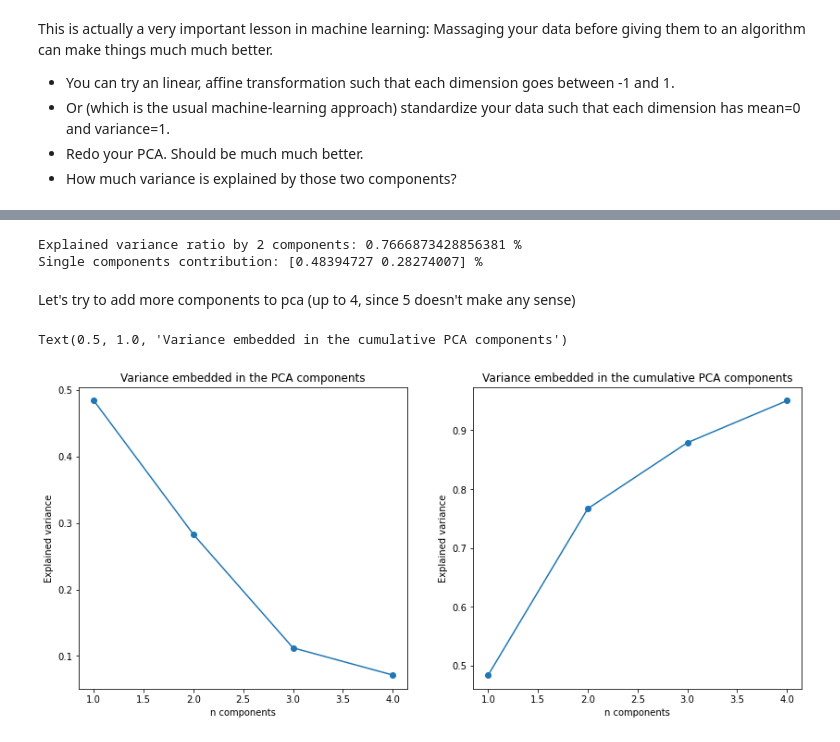
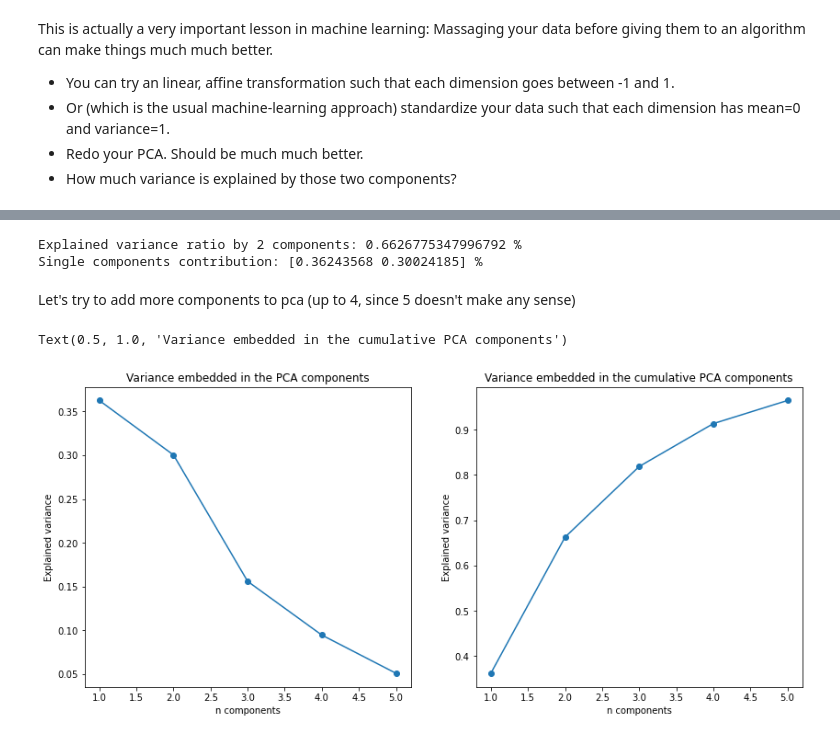
Before and after one commit to ludovicobizzarri/astrostatistics_bicocca_2024, a Jupyter notebook: working/Lesson 15/HR diagram.ipynb, the cells around one changed output, grey strips where cells are left out. Cells and saved outputs as stored; diff of their text form; code cells hidden in the pictures.

```diff
--- a/working/Lesson 15/HR diagram.ipynb
+++ b/working/Lesson 15/HR diagram.ipynb
@@ -102,3 +102,9 @@ print(class_names)
 # %% [output]
 ['Brown Dwarf' 'Hypergiant' 'Main Sequence' 'Red Dwarf' 'Supergiant'
  'White Dwarf']
+# %%
+le_color = LabelEncoder()
+df_stars['Star color'] = le_color.fit_transform(df_stars['Star color'])
+labels_color = le_color.inverse_transform(df_stars['Star color'])
+class_names_color = le_color.classes_
+print(class_names_color)
@@ -104,0 +116,6 @@ print(class_names)
+# %%
+le_spectra = LabelEncoder()
+df_stars['Spectral Class'] = le_spectra.fit_transform(df_stars['Spectral Class'])
+labels_spectra = le_spectra.inverse_transform(df_stars['Spectral Class'])
+class_names_spectra = le_spectra.classes_
+print(class_names_spectra)
@@ -151,9 +170,5 @@ We find the same organization of stars in this 2D plane. Main Sequence stars and
 - This will look terrible. Think about the units!
 - Explore what happens if you rescale the data first.
 # %%
-# define the vector for the analysis
-
-X = np.array([df_stars['Temperature (K)'],df_stars['Luminosity(L/Lo)'],df_stars['Radius(R/Ro)'],
-                  df_stars['Absolute magnitude(Mv)'],df_stars['Star type']]).T
-
-X.shape
+X = np.array([df_stars['Temperature (K)'],df_stars['Luminosity(L/Lo)'],
+                       df_stars['Radius(R/Ro)'],df_stars['Star type'],df_stars['Star color'],df_stars['Spectral Class']]).T
@@ -221,29 +238,29 @@ evals = pca_rescale.explained_variance_ratio_
 print('Explained variance ratio by 2 components:',np.sum(evals),'%')
 print('Single components contribution:',evals,'%')
 # %% [output]
-Explained variance ratio by 2 components: 0.7666873428856381 %
-Single components contribution: [0.48394727 0.28274007] %
+Explained variance ratio by 2 components: 0.6626775347996792 %
+Single components contribution: [0.36243568 0.30024185] %
 # %% [markdown]
 Let's try to add more components to pca (up to 4, since 5 doesn't make any sense)
 # %%
-pca_var_study = PCA(n_components=4)
+pca_var_study = PCA(n_components=5)
 pca_var_study.fit(scaler.fit_transform(X))
 
 evals_var_study = pca_var_study.explained_variance_ratio_
 
 fig,ax = plt.subplots(ncols=2,nrows=1,figsize=(14,6))
 
-ax[0].plot(np.arange(1,5),evals_var_study)
-ax[0].scatter(np.arange(1,5),evals_var_study)
+ax[0].plot(np.arange(1,6),evals_var_study)
+ax[0].scatter(np.arange(1,6),evals_var_study)
 ax[0].set_xlabel('n components')
 ax[0].set_ylabel('Explained variance')
 ax[0].set_title('Variance embedded in the PCA components')
 
-ax[1].plot(np.arange(1,5),np.cumsum(evals_var_study))
-ax[1].scatter(np.arange(1,5),np.cumsum(evals_var_study))
+ax[1].plot(np.arange(1,6),np.cumsum(evals_var_study))
+ax[1].scatter(np.arange(1,6),np.cumsum(evals_var_study))
 ax[1].set_xlabel('n components')
 ax[1].set_ylabel('Explained variance')
 ax[1].set_title('Variance embedded in the cumulative PCA components')
 # %% [output]
 Text(0.5, 1.0, 'Variance embedded in the cumulative PCA components')
-[figure, old version]
+[figure, new version]
```
Also changed, not shown: parts of 7 cells of this notebook.
